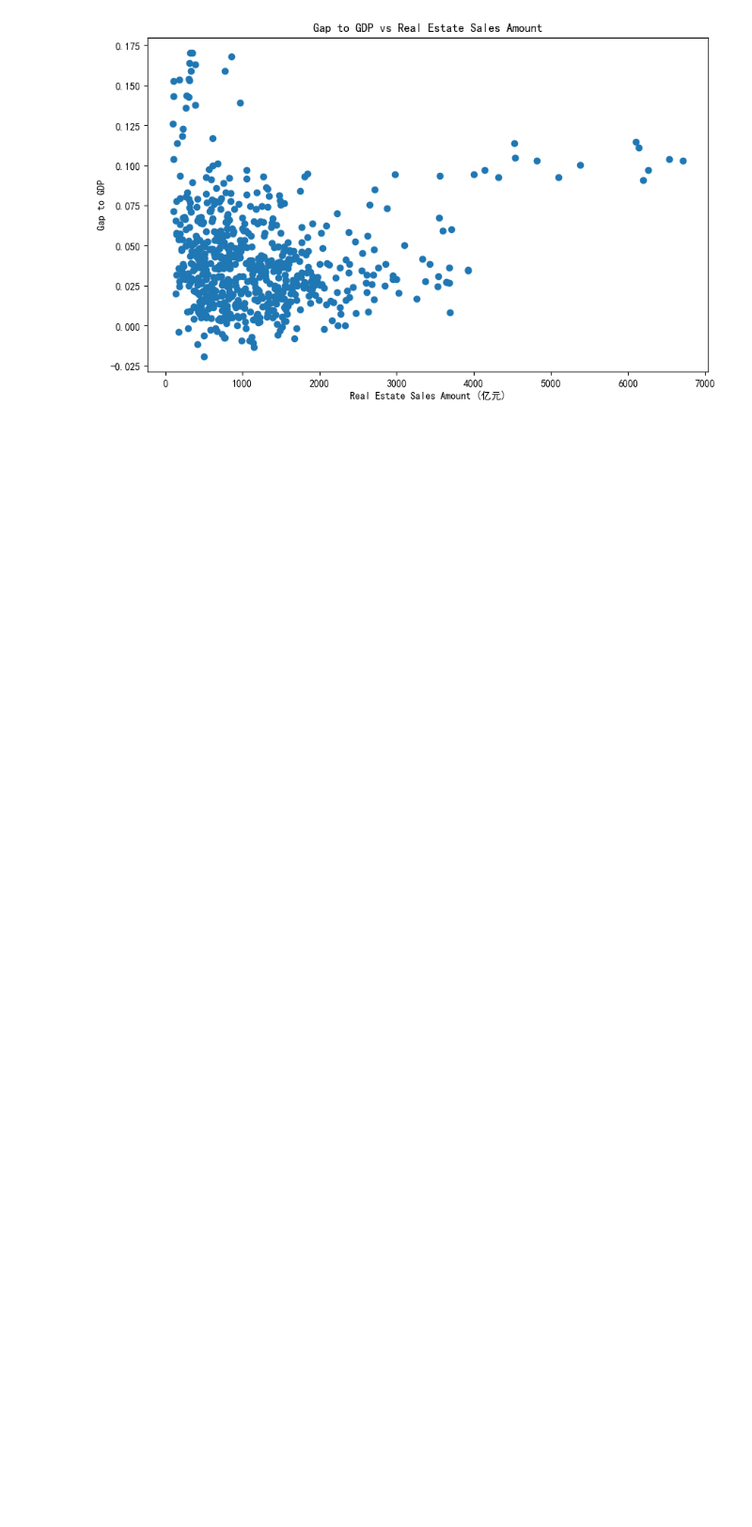
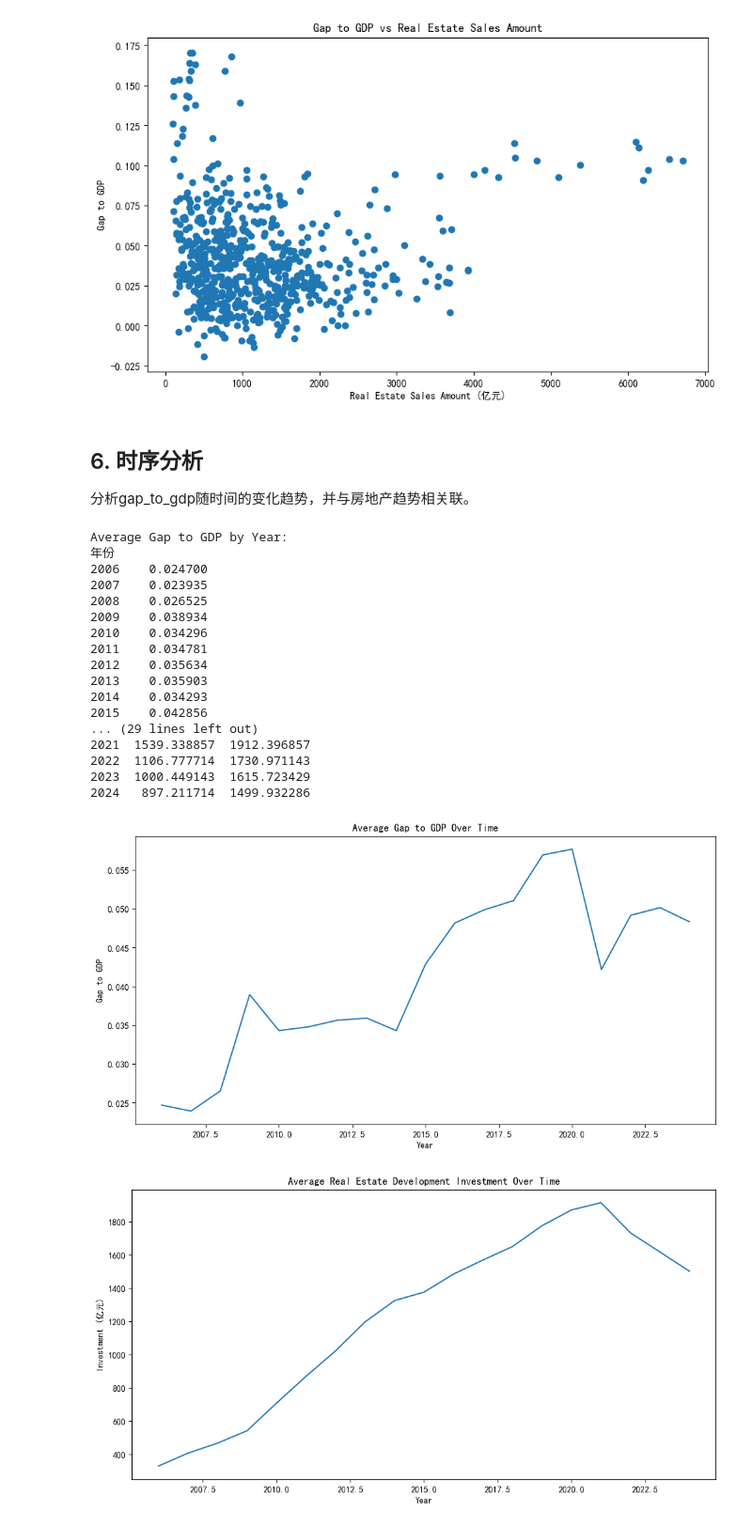
Before and after one commit to tianxm/data_analysis_hw, a Jupyter notebook: team_01/city-fiscal-gap-analysis/03_RealEstate_EDA_analysis.ipynb, the cells around one changed output. Shown at 94% size. Drawn from its saved outputs; the diff is of its cells as text; code cells hidden in the pictures; blank space fills up the shorter version.

```diff
--- a/team_01/city-fiscal-gap-analysis/03_RealEstate_EDA_analysis.ipynb
+++ b/team_01/city-fiscal-gap-analysis/03_RealEstate_EDA_analysis.ipynb
@@ -234,3 +234,61 @@ Average Gap to GDP by City:
 青岛    1340.952105  1162.466316
 [figure]
 [figure]
+# %% [markdown]
+## 6. 时序分析
+
+分析gap_to_gdp随时间的变化趋势，并与房地产趋势相关联。
+# %%
+# Average gap_to_gdp by year
+temporal_gap = merged_df.groupby('年份')['gap_to_gdp'].mean()
+print("Average Gap to GDP by Year:")
+print(temporal_gap)
+
+# Average real estate metrics by year
+temporal_real_estate = merged_df.groupby('年份')[['商品房销售额', '房地产开发投资额']].mean()
+print("\nAverage Real Estate Metrics by Year:")
+print(temporal_real_estate)
+
+# Time series plot: gap_to_gdp over time
+plt.figure(figsize=(12, 6))
+temporal_gap.plot()
+plt.title('Average Gap to GDP Over Time')
+plt.xlabel('Year')
+plt.ylabel('Gap to GDP')
+plt.show()
+
+# Time series plot: real estate investment over time
+plt.figure(figsize=(12, 6))
+temporal_real_estate['房地产开发投资额'].plot()
+plt.title('Average Real Estate Development Investment Over Time')
+plt.xlabel('Year')
+plt.ylabel('Investment (亿元)')
+plt.show()
+
+# Time series plot: real estate sales over time
+plt.figure(figsize=(12, 6))
+temporal_real_estate['商品房销售额'].plot()
+plt.title('Average Real Estate Sales Amount Over Time')
+plt.xlabel('Year')
+plt.ylabel('Sales Amount (亿元)')
+plt.show()
+# %% [output]
+Average Gap to GDP by Year:
+年份
+2006    0.024700
+2007    0.023935
+2008    0.026525
+2009    0.038934
+2010    0.034296
+2011    0.034781
+2012    0.035634
+2013    0.035903
+2014    0.034293
+2015    0.042856
+... (29 lines left out)
+2021  1539.338857  1912.396857
+2022  1106.777714  1730.971143
+2023  1000.449143  1615.723429
+2024   897.211714  1499.932286
+[figure, added]
+[figure, added]
```
Also changed, not shown: parts of 6 cells of this notebook.
